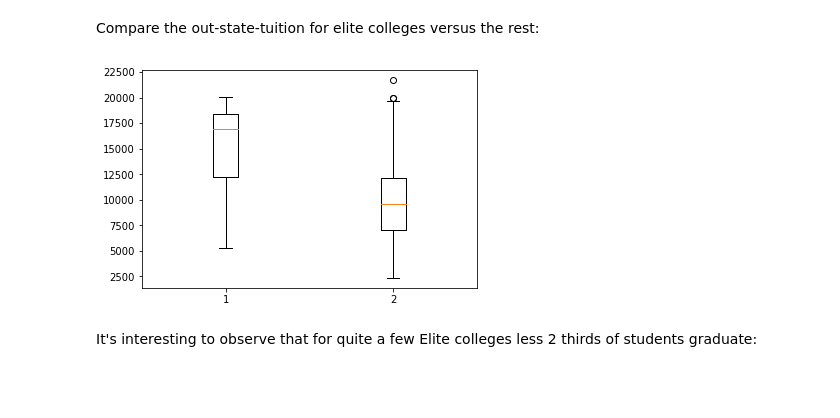
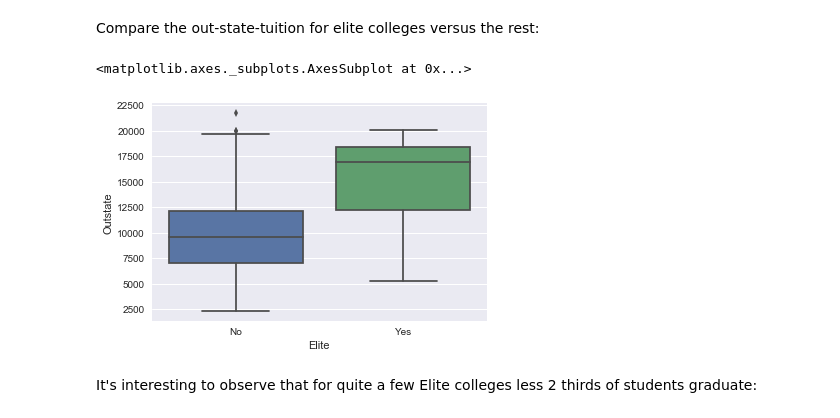
Before and after one commit to AtanasiuDemian/Introduction-to-Statistical-Learning---Python, a Jupyter notebook: College.ipynb, the cells around one changed output. Cells and saved outputs as stored; diff of their text form; code cells hidden in the pictures; blank space fills up the shorter version.

```diff
--- a/College.ipynb
+++ b/College.ipynb
@@ -69,10 +64,10 @@ college[college.Elite=='Yes'].head()
 # %% [markdown]
 Compare the out-state-tuition for elite colleges versus the rest:
-# %%
-plt.boxplot([college[college.Elite=='Yes'].Outstate.values, college[college.Elite=='No'].Outstate.values])
-plt.show()
-# %% [output]
-[figure, removed]
+# %%
+sns.boxplot(x='Elite', y='Outstate', data=college)
+# %% [output]
+<matplotlib.axes._subplots.AxesSubplot at 0x...>
+[figure, added]
 # %% [markdown]
 It's interesting to observe that for quite a few Elite colleges less 2 thirds of students graduate:
 # %%
```
Also changed, not shown: parts of 17 cells of this notebook.
